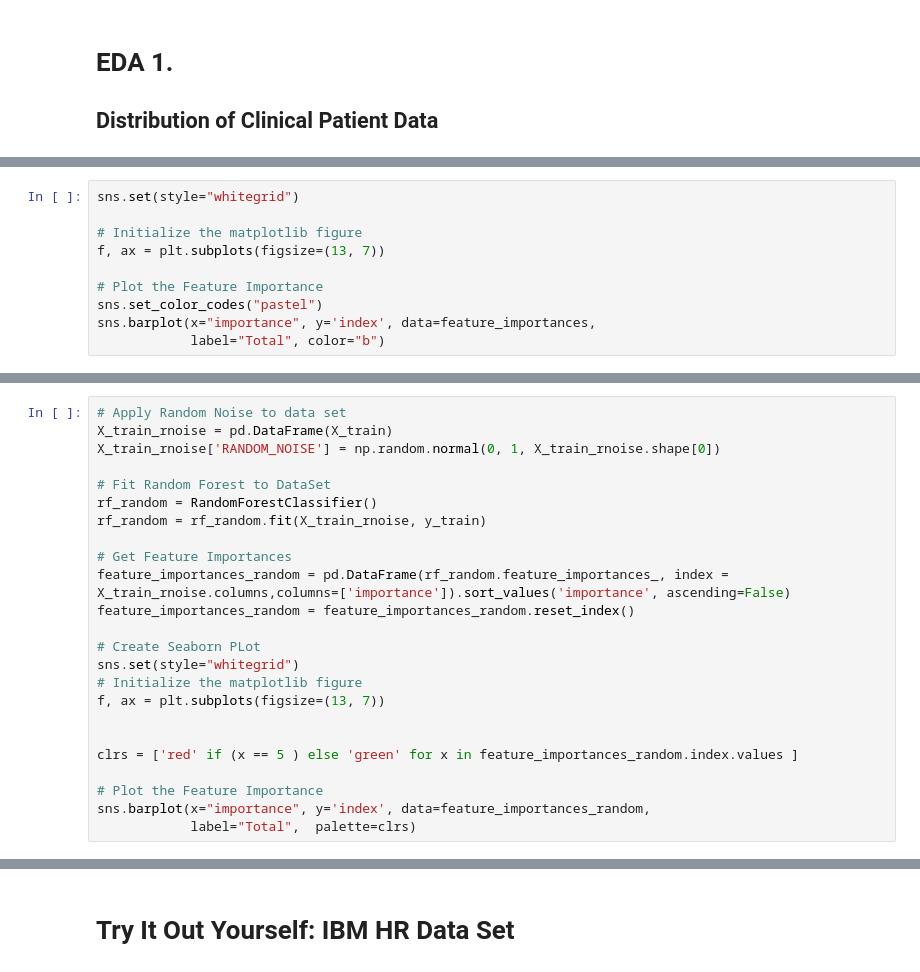
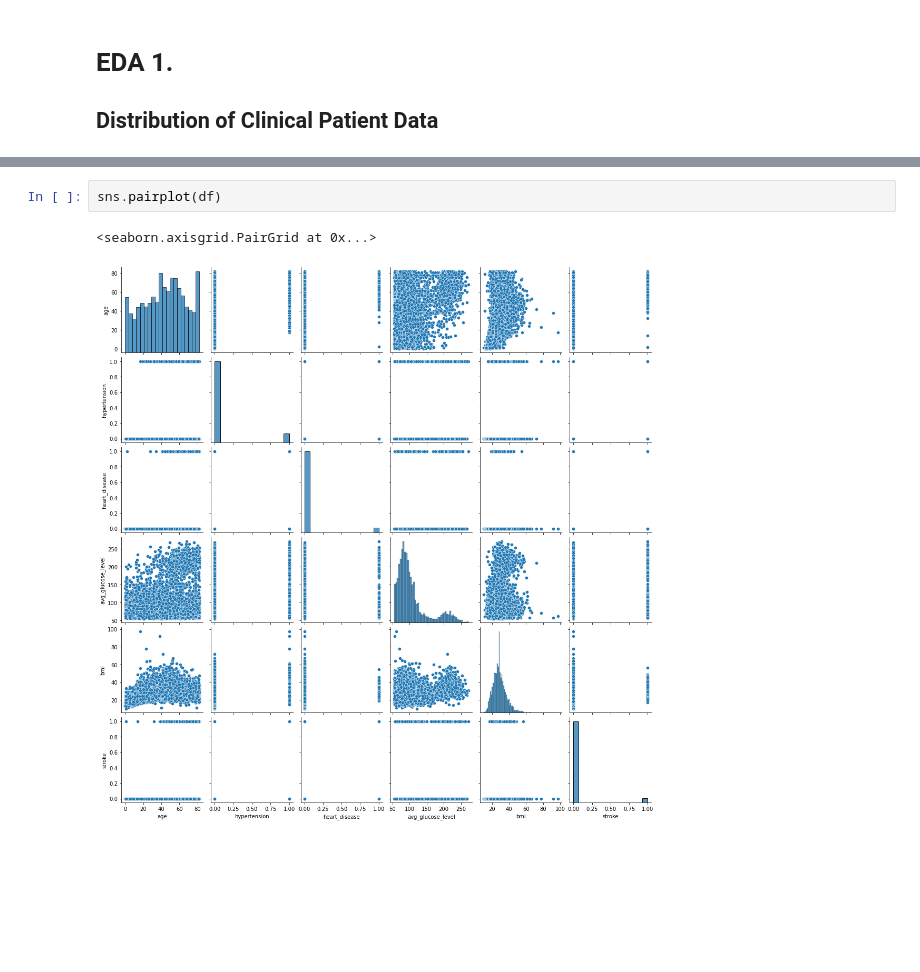
Before and after one commit to SophiaBouchama/stroke-prediction-portfolio, a Jupyter notebook: Stroke-Project.ipynb, the cells around one changed output, grey strips where cells are left out. Drawn from its saved outputs; the diff is of its cells as text; blank space fills up the shorter version.

```diff
--- a/Stroke-Project.ipynb
+++ b/Stroke-Project.ipynb
@@ -772,10 +361,0 @@ feature_importances
-# %%
-sns.set(style="whitegrid")
-
-# Initialize the matplotlib figure
-f, ax = plt.subplots(figsize=(13, 7))
-
-# Plot the Feature Importance
-sns.set_color_codes("pastel")
-sns.barplot(x="importance", y='index', data=feature_importances,
-            label="Total", color="b")
@@ -784,24 +361,0 @@ sns.barplot(x="importance", y='index', data=feature_importances,
-# %%
-# Apply Random Noise to data set
-X_train_rnoise = pd.DataFrame(X_train)
-X_train_rnoise['RANDOM_NOISE'] = np.random.normal(0, 1, X_train_rnoise.shape[0])
-
-# Fit Random Forest to DataSet
-rf_random = RandomForestClassifier()
-rf_random = rf_random.fit(X_train_rnoise, y_train)
-
-# Get Feature Importances
-feature_importances_random = pd.DataFrame(rf_random.feature_importances_, index = X_train_rnoise.columns,columns=['importance']).sort_values('importance', ascending=False)
-feature_importances_random = feature_importances_random.reset_index()
-
-# Create Seaborn PLot
-sns.set(style="whitegrid")
-# Initialize the matplotlib figure
-f, ax = plt.subplots(figsize=(13, 7))
-
-
-clrs = ['red' if (x == 5 ) else 'green' for x in feature_importances_random.index.values ]
-
-# Plot the Feature Importance
-sns.barplot(x="importance", y='index', data=feature_importances_random,
-            label="Total",  palette=clrs)
@@ -864,2 +362,5 @@ Develop learning programs for managers. Then use analytics to gauge their perfor
-# %% [markdown]
-# Try It Out Yourself: IBM HR Data Set
+# %%
+sns.pairplot(df)
+# %% [output]
+<seaborn.axisgrid.PairGrid at 0x...>
+[figure, added]
```
Also changed, not shown: parts of 90 cells of this notebook.
